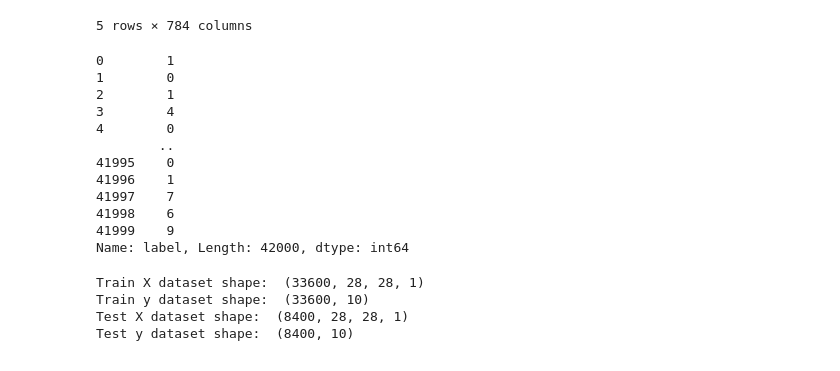
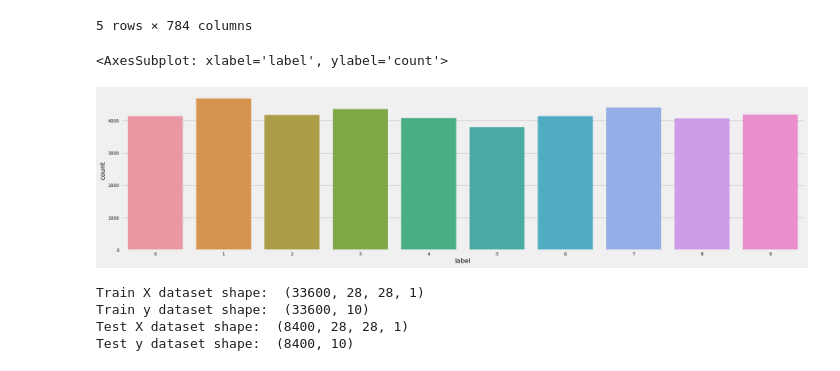
Before and after one commit to Cortijo02/MG, a Jupyter notebook: DeteccionDigitos/digitsrecognizer.ipynb, the cells around one changed output. Saved outputs shown, nothing was run; the diff lists cells and outputs as text; code cells hidden in the pictures.

```diff
--- a/DeteccionDigitos/digitsrecognizer.ipynb
+++ b/DeteccionDigitos/digitsrecognizer.ipynb
@@ -43,22 +43,11 @@ Y.head(5)
 | 3 | 0 | 0 | 0 | 0 | 0 | 0 | 0 | 0 | 0 | 0 | ... | ... |
 | 4 | 0 | 0 | 0 | 0 | 0 | 0 | 0 | 0 | 0 | 0 | ... | ... |
 5 rows × 784 columns
-# %%
-label = X['label']
-label
-# %% [output]
-0        1
-1        0
-2        1
-3        4
-4        0
-        ..
-41995    0
-41996    1
-41997    7
-41998    6
-41999    9
-Name: label, Length: 42000, dtype: int64
+# %%
+sns.countplot(x = 'label', data = X)
+# %% [output]
+<AxesSubplot: xlabel='label', ylabel='count'>
+[figure, added]
 # %%
 X_train, X_test, Y_train, Y_test = train_test_split(X, X['label'], test_size=0.2, shuffle = True, stratify =X['label'],  random_state=42)
 
```
Also changed, not shown: parts of 6 cells of this notebook, 1 other file.
